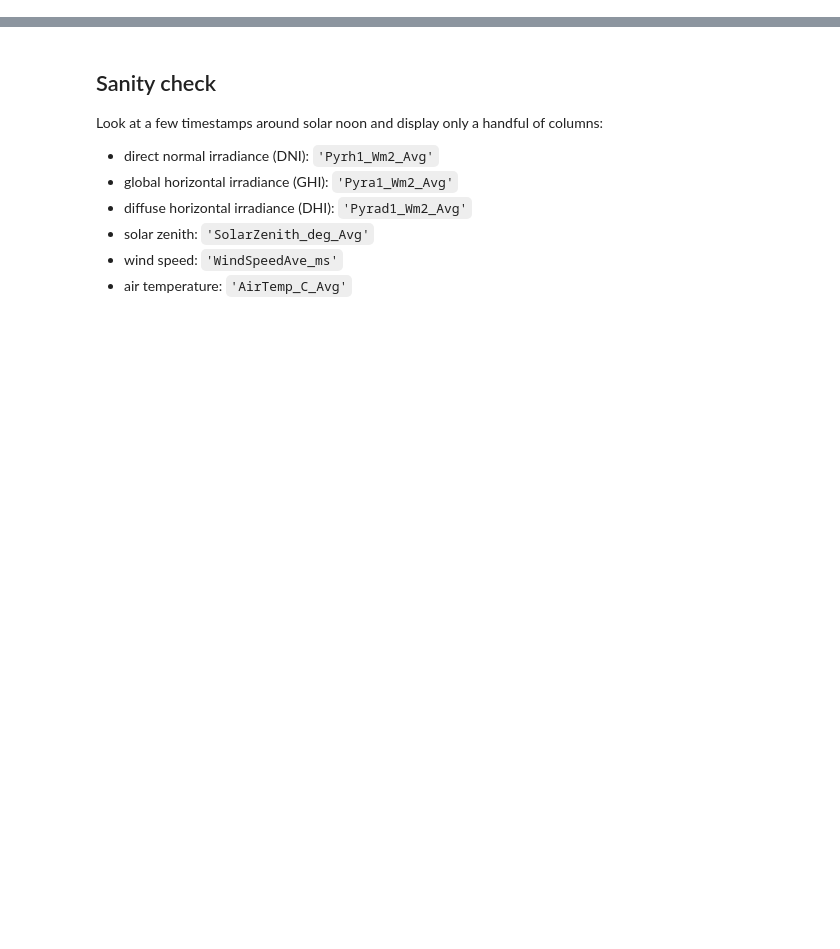
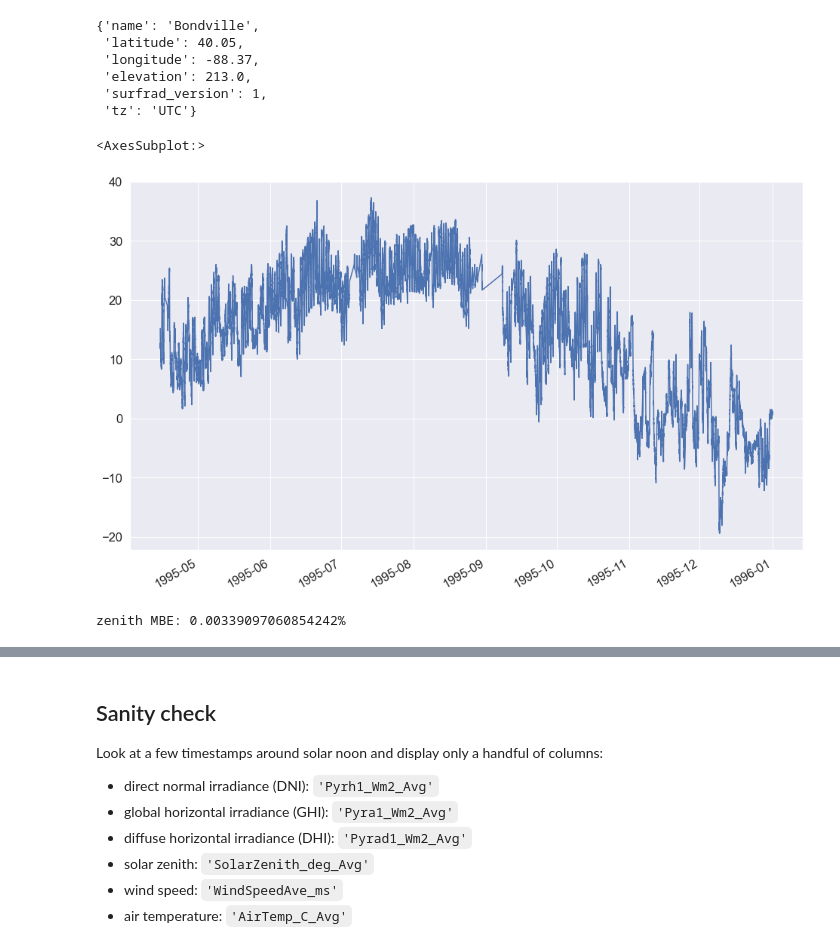
Before and after one commit to mikofski/pvsc49-satellite-sampling, a Jupyter notebook: analysis/instantaneous_weather-SURFRAD.ipynb, the cells around one changed output, grey strips where cells are left out. Drawn from its saved outputs; the diff is of its cells as text; code cells hidden in the pictures; blank space fills up the shorter version.

Commit message:
read in Bondville, IL, 1995
- copy read surfrad data and estimate air temp from multiyear data
- compare estimate air temps to surfrad measured air temps

```diff
--- a/analysis/instantaneous_weather-SURFRAD.ipynb
+++ b/analysis/instantaneous_weather-SURFRAD.ipynb
@@ -15,0 +20,7 @@ LOGGER.setLevel(logging.DEBUG)
+# %%
+def read_surfrad_year(surfrad_year_path):
+    data = [pvlib.iotools.read_surfrad(f) for f in surfrad_year_path.iterdir()]
+    dfs, heads = zip(*data)
+    df = pd.concat(dfs)
+    header = heads[0]
+    return df, header
@@ -16,4 +102,5 @@ LOGGER.setLevel(logging.DEBUG)
 # %%
 # get glob of weather files
-weather_dir = pathlib.Path('onemin-WS_1-2017')
-weather_glob = weather_dir.glob('*.csv')
+surfrad_dir = pathlib.Path('../../SURFRAD')
+print(f'Is there really a \33[1m\33[91m"SURFRAD"\33[0m\33[0m directory?'
+      f' \33[1m\33[92m{surfrad_dir.exists()} \u2713\33[0m\33[0m')
@@ -19,0 +109,6 @@ weather_glob = weather_dir.glob('*.csv')
+# %%
+# get glob of Bondville, IL, yearly files
+weather_dir = "Bondville_IL"
+weather_path = surfrad_dir / weather_dir
+print(f'Is there really a \33[1m\33[91m"{weather_path}"\33[0m\33[0m directory?'
+      f' \33[1m\33[92m{weather_path.exists()} \u2713\33[0m\33[0m')
@@ -19,0 +140,5 @@ weather_glob = weather_dir.glob('*.csv')
+# %%
+#for year in weather_path.iterdir():
+weather_years = list(weather_path.iterdir())
+df, header = read_surfrad_year(weather_years[0])
+df.head()
@@ -19,0 +167,14 @@ weather_glob = weather_dir.glob('*.csv')
+# %%
+header
+# %% [output]
+{'name': 'Bondville',
+ 'latitude': 40.05,
+ 'longitude': -88.37,
+ 'elevation': 213.0,
+ 'surfrad_version': 1,
+ 'tz': 'UTC'}
+# %%
+df.temp_air.plot(figsize=(16, 10))
+# %% [output]
+<AxesSubplot:>
+[figure, added]
@@ -19,0 +194,8 @@ weather_glob = weather_dir.glob('*.csv')
+# %%
+# check the calculated zenith from SURFRAD
+ze_mbe = 100 * (
+    sum(solar_zenith - df.solar_zenith.values)
+    / sum(df.solar_zenith.values))
+print(f'zenith MBE: {ze_mbe}%')
+# %% [output]
+zenith MBE: 0.00339097060854242%
```
Also changed, not shown: parts of 39 cells of this notebook.
